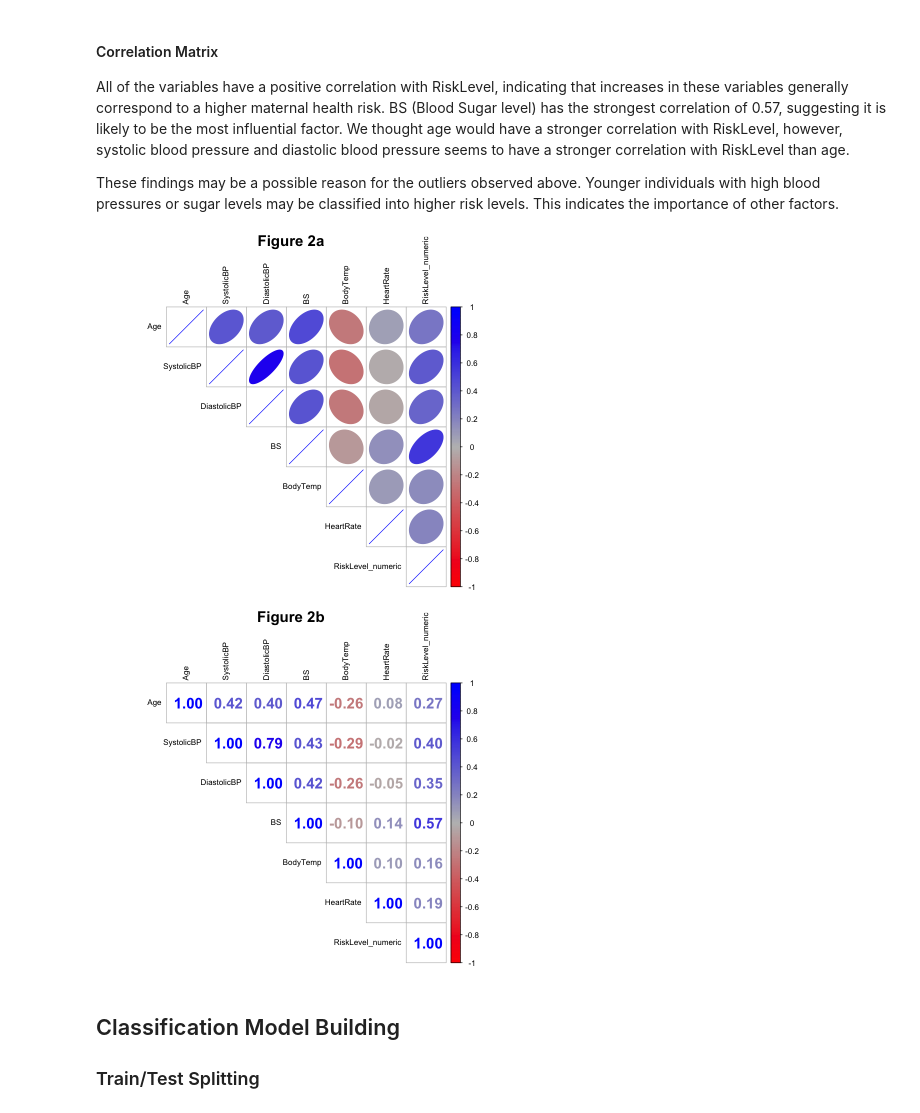
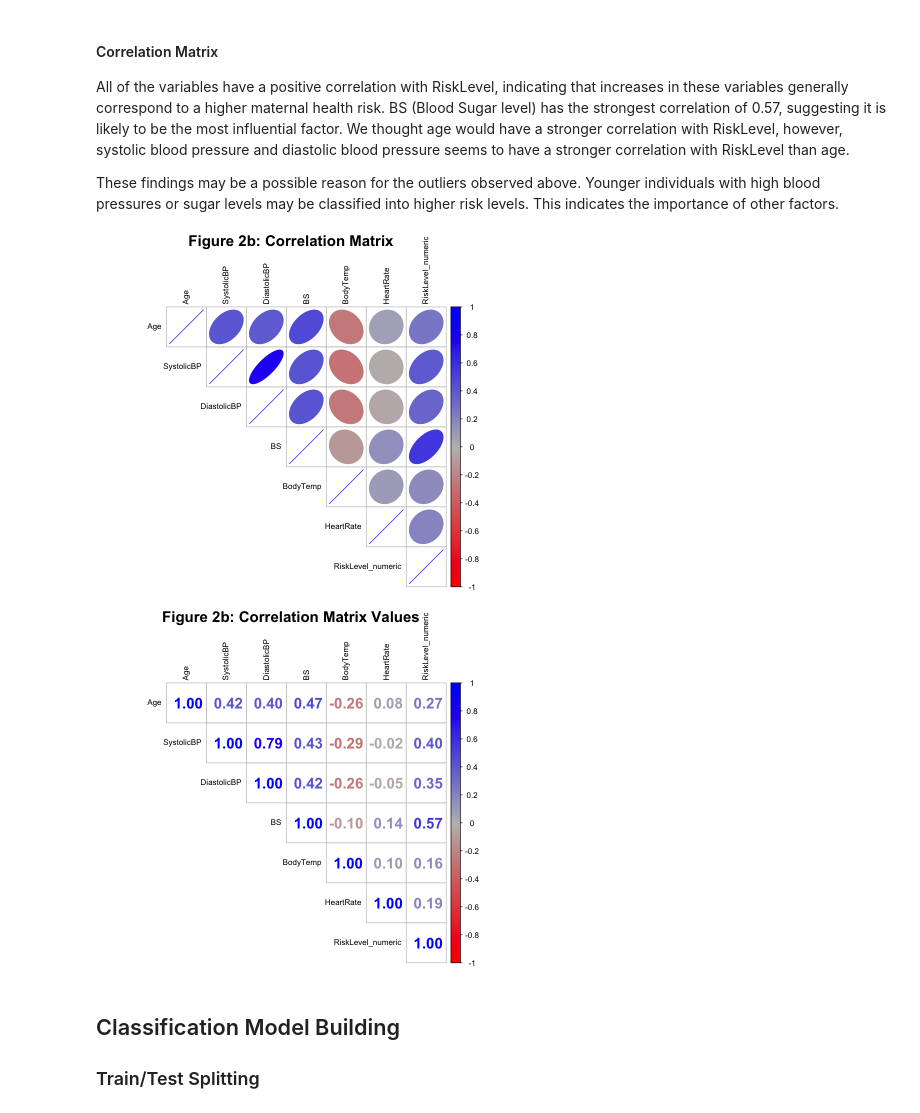
Before and after one commit to DSCI-310-2025/dsci-310-group-03, a Jupyter notebook: data_analysis.ipynb, the cells around one changed output. Saved outputs shown, nothing was run; the diff lists cells and outputs as text; code cells hidden in the pictures.

```diff
--- a/data_analysis.ipynb
+++ b/data_analysis.ipynb
@@ -221,23 +206,24 @@ These findings may be a possible reason for the outliers observed above. Younger
 # %%
 # Temporarily change RiskLevel to numerical values (3 = high risk, 2 = mid risk, 1 = low risk)
 data_numeric <- data_clean %>%
   mutate(RiskLevel_numeric = as.numeric(RiskLevel)) %>%
   select(-RiskLevel) # remove the original factor variable
 
 cor_matrix <- cor(data_numeric)
 
 options(repr.plot.width=6.5, repr.plot.height=6)
 
 corrplot(cor_matrix, method = "ellipse", type = "upper", tl.cex = 0.8, tl.col = "black",
     col = colorRampPalette(c("red", "grey", "blue"))(200))
-mtext("Figure 2a", side = 3, line = 3, cex = 1.5, font = 2)
+mtext("Figure 2b: Correlation Matrix", side = 3, line = 3, cex = 1.5, font = 2)
+
 
 corrplot(cor_matrix, method = "number", type = "upper", number.cex = 1.5, tl.cex = 0.8, tl.col = "black",
     col = colorRampPalette(c("red", "grey", "blue"))(200))
-mtext("Figure 2b", side = 3, line = 3, cex = 1.5, font = 2)
+mtext("Figure 2b: Correlation Matrix Values", side = 3, line = 3, cex = 1.5, font = 2)
 # %% [output]
-[figure, old version]
+[figure, new version]
-[figure, old version]
+[figure, new version]
 # %% [markdown]
 ## Classification Model Building
 
```
Also changed, not shown: parts of 6 cells of this notebook.
